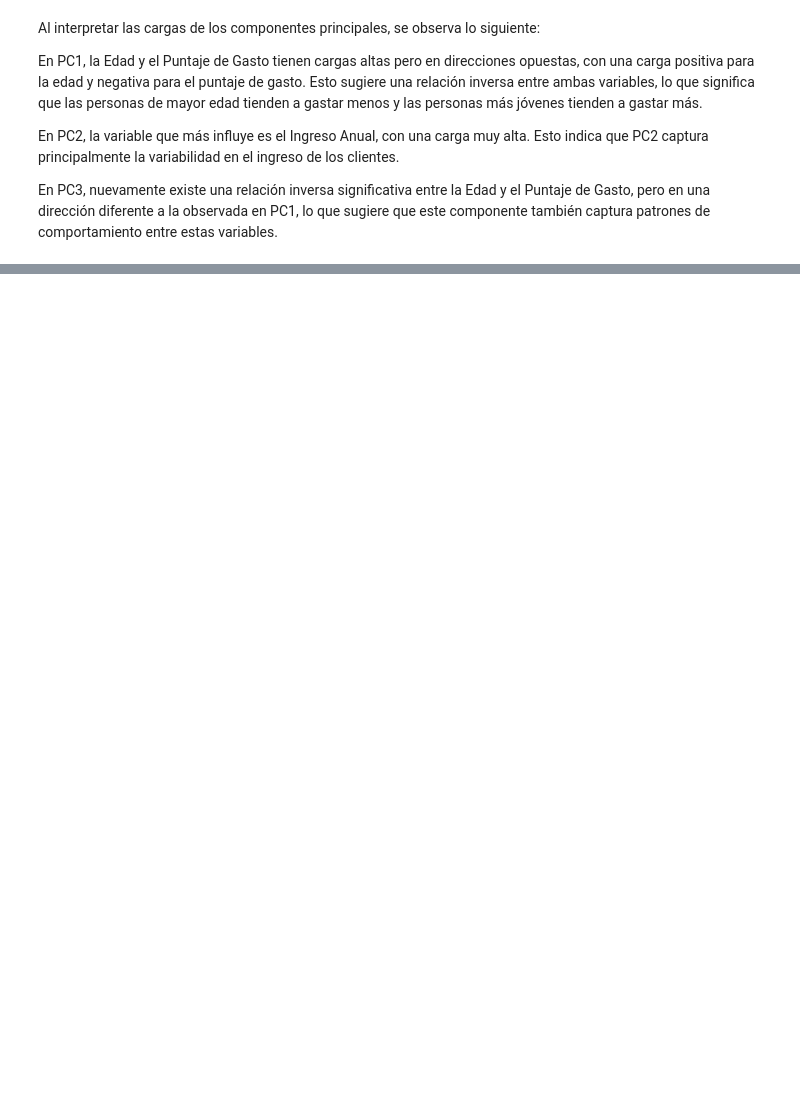
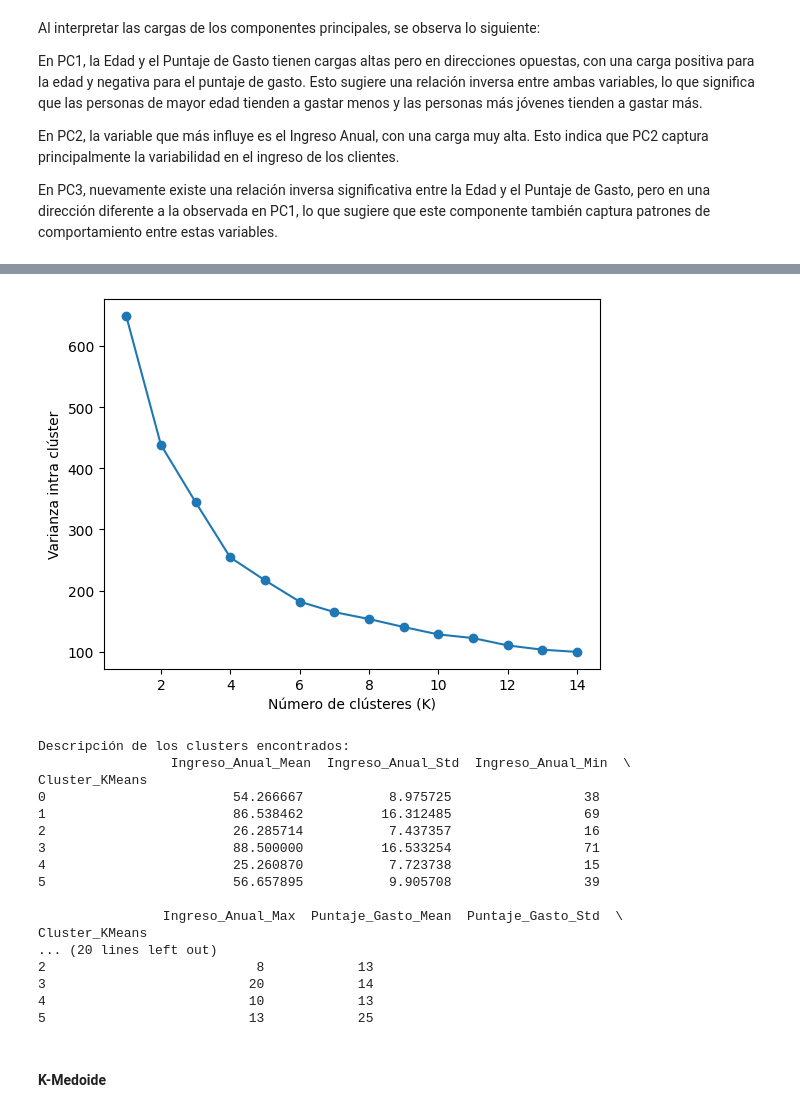
Before and after one commit to mateotenis98/Proyecto-ANS, a Jupyter notebook: Code/Proyecto.ipynb, the cells around one changed output, grey strips where cells are left out. Saved outputs shown, nothing was run; the diff lists cells and outputs as text; code cells hidden in the pictures; blank space fills up the shorter version.

```diff
--- a/Code/Proyecto.ipynb
+++ b/Code/Proyecto.ipynb
@@ -353,0 +551,76 @@ En PC3, nuevamente existe una relación inversa significativa entre la Edad y el
+# %%
+from sklearn.cluster import KMeans
+from sklearn.metrics import silhouette_score
+# bucle for para generar los distintos modelos y calcular la varianza-intra-clusters y el coeficiente de Silhouette
+
+Y = {}
+varianza_intra_cluster = []
+silhouettes = []
+for k in range (1, 15): # Evaluamos entre 1 a 120 clusters posibles
+    kmeans = KMeans(n_clusters = k, random_state = 123, n_init=10).fit(datos_estandarizados)
+    varianza_intra_cluster.append(kmeans.inertia_)
+    try:
+        silhouette = silhouette_score(datos_estandarizados, kmeans.labels_)
+    except:
+        silhouette = 0 # El índice de Silhouette sólo se puede calcular cuando se tiene K>1
+    silhouettes.append(silhouette)
+    Y[k] = kmeans.labels_
+
+
+#Generar "grafica método del codo"
+plt.plot(range(1, 15), varianza_intra_cluster, marker='o')
+plt.xlabel('Número de clústeres (K)')
+plt.ylabel('Varianza intra clúster')
+plt.show()
+
+
+# Aplicar K-Means con un número de clusters (por ejemplo 5)
+kmeans = KMeans(n_clusters=6, random_state=42)
+y_kmeans = kmeans.fit_predict(datos_estandarizados)
+
+# Agregar la columna de clusters de K-Means al DataFrame original
+df['Cluster_KMeans'] = y_kmeans
+
+
+# Descripción de los clusters encontrados
+cluster_descriptions = df.groupby('Cluster_KMeans').agg({
+    'Ingreso_Anual': ['mean', 'std', 'min', 'max'],
+    'Puntaje_Gasto': ['mean', 'std', 'min', 'max'],
+    'ID_Cliente': 'count',  # Número total de clientes en cada cluster
+    'Genero': [
+        lambda x: (x == 'Masculino').sum(),  # Conteo de género Masculino
+        lambda x: (x == 'Femenino').sum()    # Conteo de género Femenino
+    ]
+})
+
+# Renombrar las columnas para que 'count' de 'ID_Cliente' sea 'Num_Clientes'
+# y distinguir los géneros
+cluster_descriptions.columns = [
+    'Ingreso_Anual_Mean', 'Ingreso_Anual_Std', 'Ingreso_Anual_Min', 'Ingreso_Anual_Max',
+    'Puntaje_Gasto_Mean', 'Puntaje_Gasto_Std', 'Puntaje_Gasto_Min', 'Puntaje_Gasto_Max',
+    'Num_Clientes', 'Num_Masculino', 'Num_Femenino'
+]
+
+# Mostrar los resultados
+print("Descripción de los clusters encontrados:\n", cluster_descriptions)
+# %% [output]
+[figure, added]
+Descripción de los clusters encontrados:
+                 Ingreso_Anual_Mean  Ingreso_Anual_Std  Ingreso_Anual_Min  \
+Cluster_KMeans
+0                        54.266667           8.975725                 38
+1                        86.538462          16.312485                 69
+2                        26.285714           7.437357                 16
+3                        88.500000          16.533254                 71
+4                        25.260870           7.723738                 15
+5                        56.657895           9.905708                 39
+
+                Ingreso_Anual_Max  Puntaje_Gasto_Mean  Puntaje_Gasto_Std  \
+Cluster_KMeans
+... (20 lines left out)
+2                           8            13
+3                          20            14
+4                          10            13
+5                          13            25
+# %% [markdown]
+#### K-Medoide
```
Also changed, not shown: parts of 26 cells of this notebook, 14 other files.
